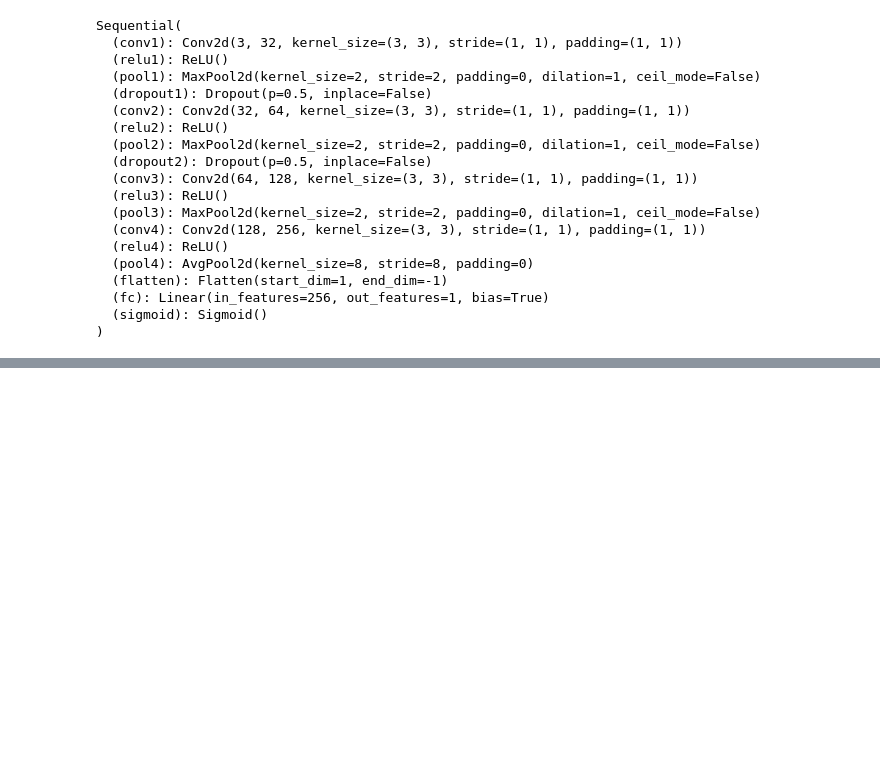
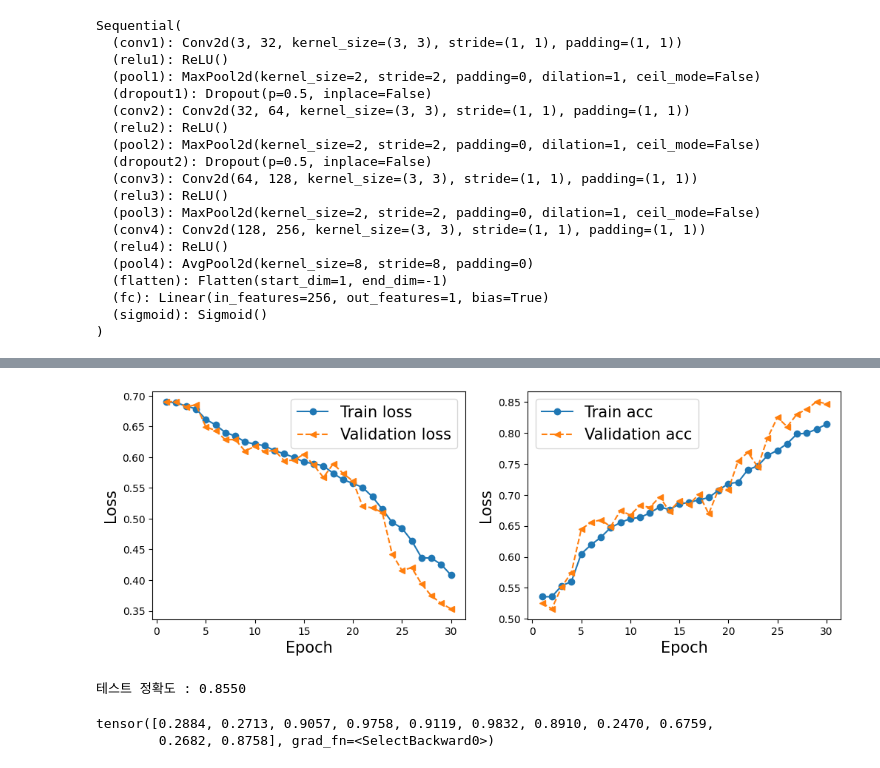
Before and after one commit to leekyuyoung20231211/python, a Jupyter notebook: 2024-03-26/CelebaA.ipynb, the cells around one changed output, grey strips where cells are left out. Drawn from its saved outputs; the diff is of its cells as text; code cells hidden in the pictures; blank space fills up the shorter version.

```diff
--- a/2024-03-26/CelebaA.ipynb
+++ b/2024-03-26/CelebaA.ipynb
@@ -336,0 +350,41 @@ hist = train(model, num_epochs, train_dl,valid_dl)
+# %%
+# 시각화
+x_arr =  np.arange(len(hist[0])) + 1
+fig = plt.figure(figsize = (12,4) )
+ax = fig.add_subplot(1,2,1)
+ax.plot(x_arr, hist[0], '-o', label="Train loss")
+ax.plot(x_arr, hist[1], '--<', label="Validation loss")
+ax.legend(fontsize=15)
+ax.set_xlabel('Epoch', size=15)
+ax.set_ylabel('Loss', size=15)
+
+ax = fig.add_subplot(1,2,2)
+ax.plot(x_arr, hist[2], '-o', label="Train acc")
+ax.plot(x_arr, hist[3], '--<', label="Validation acc")
+ax.legend(fontsize=15)
+ax.set_xlabel('Epoch', size=15)
+ax.set_ylabel('Loss', size=15)
+
+plt.show()
+# %% [output]
+[figure, added]
+# %%
+# 정확도
+accuracy_test = 0
+loaded_model.eval()
+with torch.no_grad():
+  for x_batch, y_batch in test_dl:
+    x_batch = x_batch.to(device)
+    y_batch = y_batch.to(device)
+    pred = model(x_batch)[:,0]
+    is_correct =( (pred >= 0.5).float() == y_batch ).float()
+    accuracy_test += is_correct.sum().cpu()
+accuracy_test /= len(test_dl.dataset)
+print(f"테스트 정확도 : {accuracy_test:.4f}")
+# %% [output]
+테스트 정확도 : 0.8550
+# %%
+loaded_model(x_batch)[:,0]
+# %% [output]
+tensor([0.2884, 0.2713, 0.9057, 0.9758, 0.9119, 0.9832, 0.8910, 0.2470, 0.6759,
+        0.2682, 0.8758], grad_fn=<SelectBackward0>)
```
Also changed, not shown: parts of 10 cells of this notebook.
